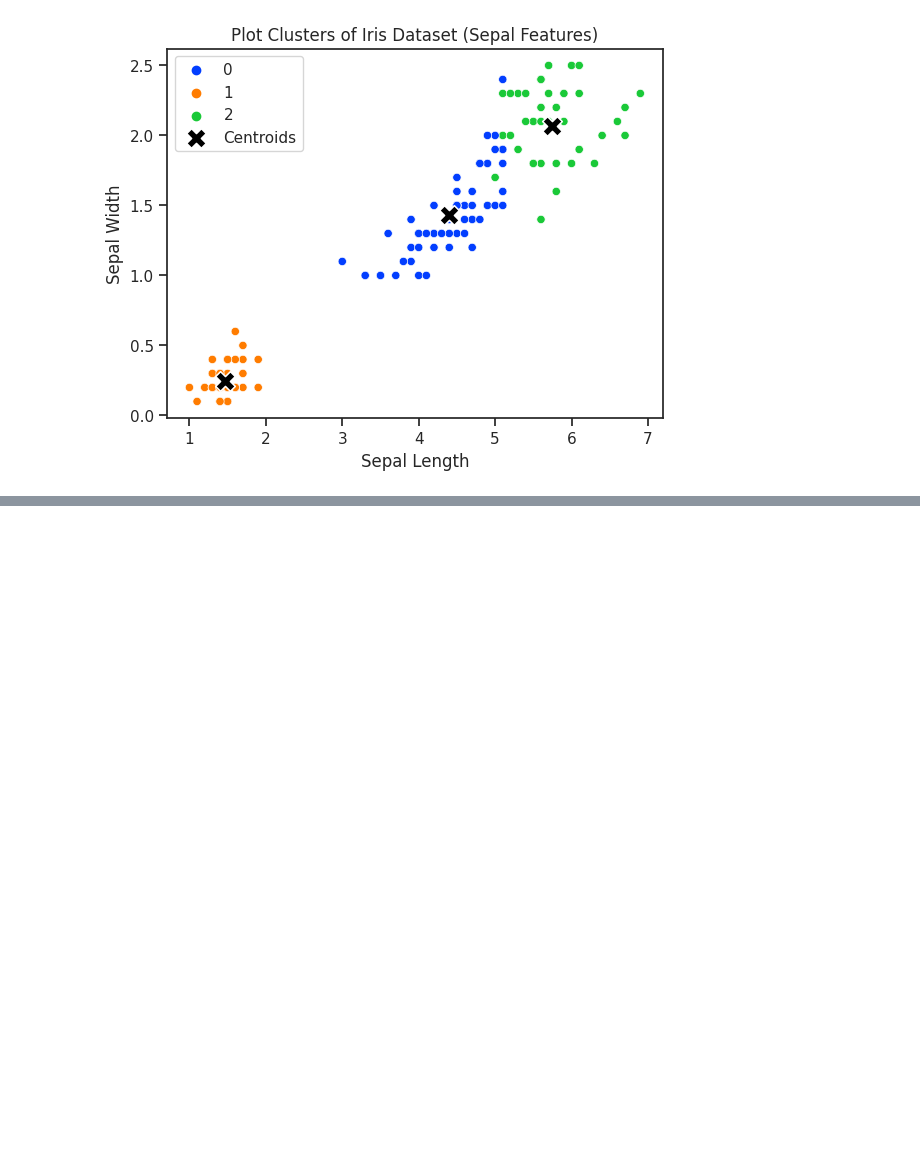
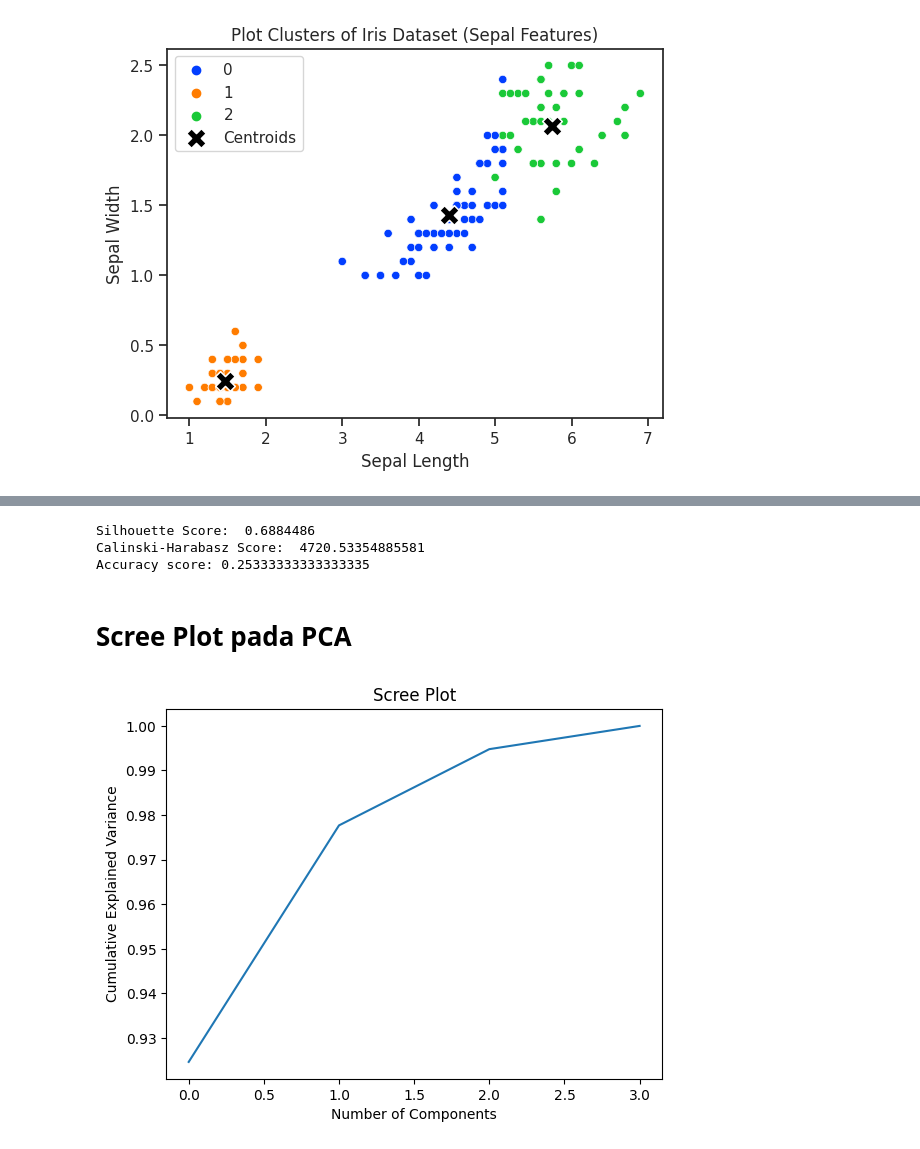
Before and after one commit to yohannaftali/kaggle, a Jupyter notebook: Iris_Dataset.ipynb, the cells around one changed output, grey strips where cells are left out. Cells and saved outputs as stored; diff of their text form; code cells hidden in the pictures; blank space fills up the shorter version.

```diff
--- a/Iris_Dataset.ipynb
+++ b/Iris_Dataset.ipynb
@@ -162,0 +392,65 @@ plt.show()
+# %%
+# t-SNE
+import numpy as np
+from sklearn.datasets import load_iris
+from sklearn.manifold import TSNE
+from sklearn.cluster import KMeans
+from sklearn.metrics import accuracy_score, silhouette_score, calinski_harabasz_score
+
+# Load iris dataset
+iris = load_iris()
+
+# Extract the features
+X = iris.data
+y_true = iris.target
+
+# Perform t-SNE
+tsne = TSNE(n_components=2, perplexity=30, learning_rate=200)
+X_tsne = tsne.fit_transform(X)
+
+# Perform k-means clustering on t-SNE results
+kmeans = KMeans(n_clusters=3, init='k-means++', max_iter=300, n_init=10, random_state=0)
+kmeans.fit(X_tsne)
+
+y_pred = kmeans.predict(X_tsne)
+labels = kmeans.labels_
+
+# Calculate silhouette score
+silhouette_avg = silhouette_score(X_tsne, labels)
+print("Silhouette Score: ", silhouette_avg)
+
+# Calculate Calinski-Harabasz score
+calinski_harabasz_avg = calinski_harabasz_score(X_tsne, labels)
+print("Calinski-Harabasz Score: ", calinski_harabasz_avg)
+
+# Calculate accuracy score
+score = accuracy_score(y_true, y_pred)
+print("Accuracy score:", score)
+# %% [output]
+Silhouette Score:  0.6884486
+Calinski-Harabasz Score:  4720.53354885581
+Accuracy score: 0.25333333333333335
+# %% [markdown]
+# Scree Plot pada PCA
+# %%
+import numpy as np
+import pandas as pd
+import matplotlib.pyplot as plt
+from sklearn.datasets import load_iris
+from sklearn.decomposition import PCA
+
+# Load Iris dataset
+iris = load_iris()
+X = iris.data
+
+# Fit PCA to the data
+pca = PCA().fit(X)
+
+# Plot scree plot
+plt.plot(np.cumsum(pca.explained_variance_ratio_))
+plt.xlabel('Number of Components')
+plt.ylabel('Cumulative Explained Variance')
+plt.title('Scree Plot')
+plt.show()
+# %% [output]
+[figure, added]
```
Also changed, not shown: parts of 11 cells of this notebook.
